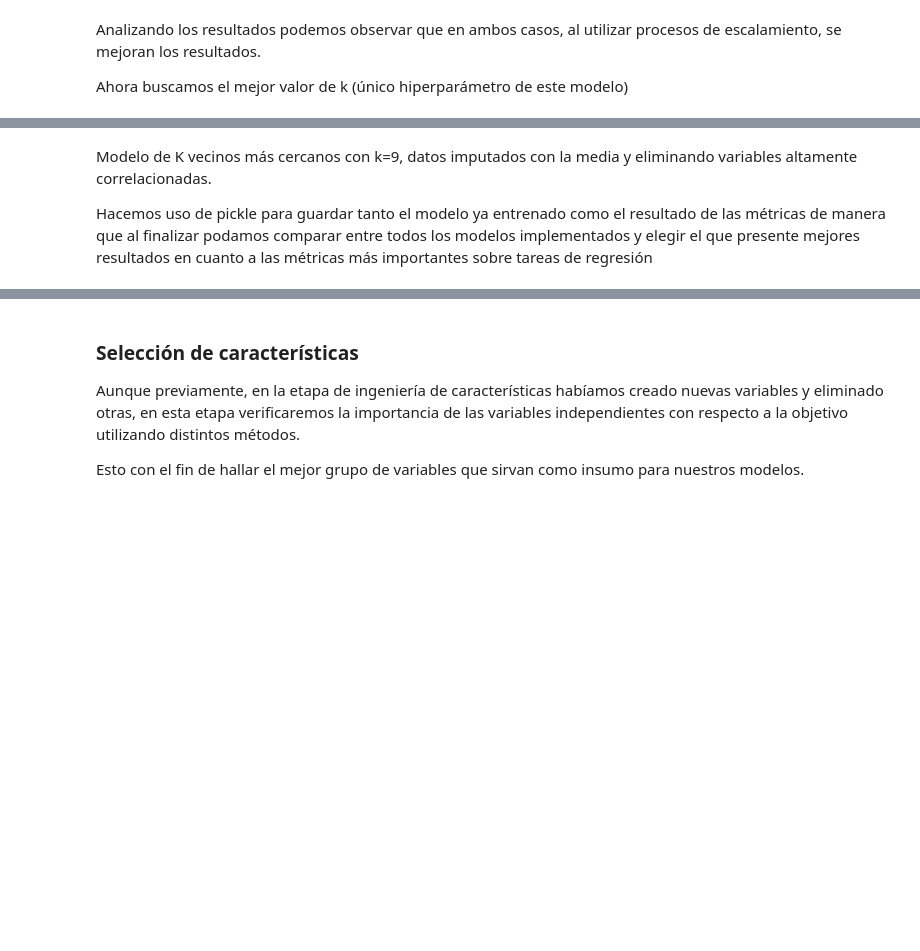
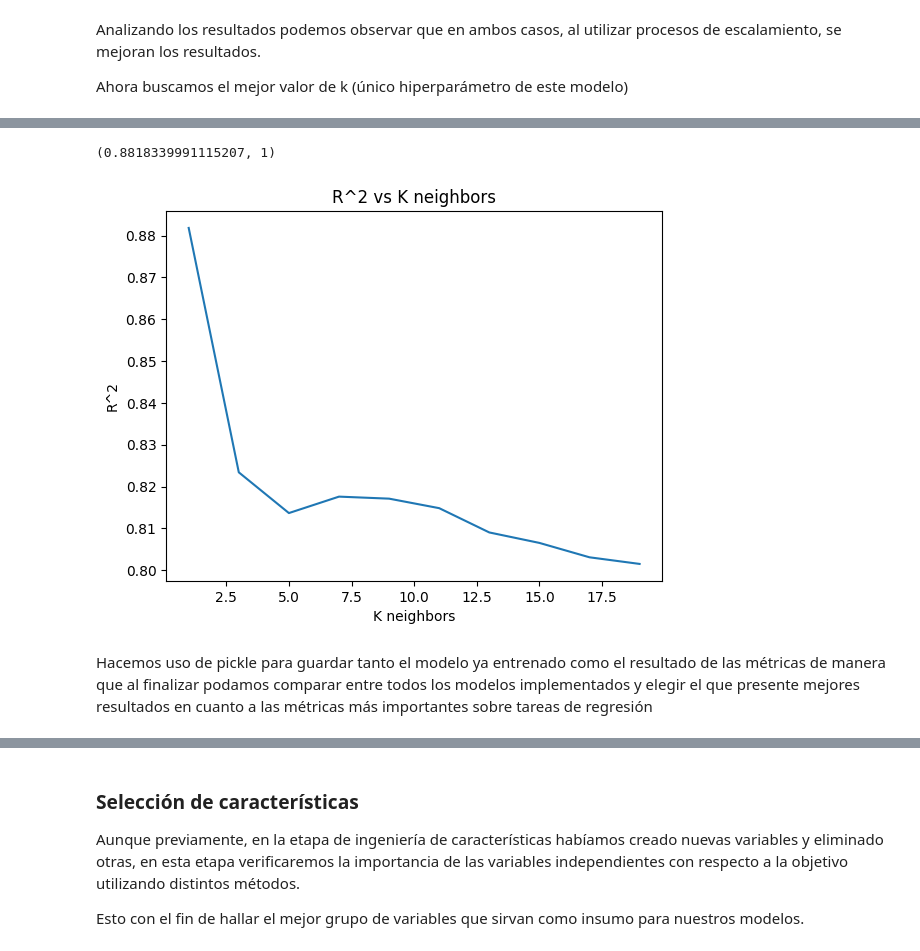
Before and after one commit to felipe-montenegro/Tarea_Regresi-n, a Jupyter notebook: Tarea1_Clase/regProject_admission.ipynb, the cells around one changed output, grey strips where cells are left out. Cells and saved outputs as stored; diff of their text form; code cells hidden in the pictures; blank space fills up the shorter version.

```diff
--- a/Tarea1_Clase/regProject_admission.ipynb
+++ b/Tarea1_Clase/regProject_admission.ipynb
@@ -328,0 +309,5 @@ print(errors)'''
+# %%
+# Construimos una función que nos permite obtener el X y el y para el dataframe de Admissions
+
+def obtain_X_y(df):
+    return df.drop(columns=['Chance_of_Admission']),df[['Chance_of_Admission']]
@@ -510,8 +528,8 @@ class Winsorizer(BaseEstimator, TransformerMixin):
                 wins_df[col] = self.wins[col]
         return wins_df
 # %%
-df_wins_mean = Winsorizer(wins_dict,cont_vars).fit_transform(df)
-df_wins_mean.info()
+df_wins = Winsorizer(wins_dict,cont_vars).fit_transform(df)
+df_wins.info()
 # %% [output]
 <class 'pandas.core.frame.DataFrame'>
 RangeIndex: 1000 entries, 0 to 999
@@ -529,8 +547,8 @@ outliers_visual(df_wins_mean)
 # %%
 # Guardar las columnas de tipo continuas con datos atípicos
 cont_vars1 = []
-for col in list(df_wins_mean.select_dtypes('number').columns):
-    if outlier_count(col, df_wins_mean) > 0:
+for col in list(df_wins.select_dtypes('number').columns):
+    if outlier_count(col, df_wins) > 0:
         cont_vars1.append(col)
 # %% [output]
 ---------------LOR---------------
@@ -952,17 +1117,18 @@ for k in range(1,21,2):
 # %%
 # Visualizamos el R^2
 
 results = [r2_metrics(make_pipeline(StandardScaler(),KNeighborsRegressor(n_neighbors=i)),
-            X_train['mean_rem'],X_test['mean_rem'],y_train['mean_rem'],y_test['mean_rem'])[1] for i in range(1,21,2)]
+            X_train['df_removed'],X_test['df_removed'],y_train['df_removed'],y_test['df_removed'])[1] for i in range(1,21,2)]
 ax = sns.lineplot(x=range(1,21,2),
              y=results)
 ax.set(title="R^2 vs K neighbors",ylabel='R^2',xlabel='K neighbors')
 kvals = [(col,i) for col,i in zip(results,range(1,21,2))]
 
 print(sorted(kvals, key=lambda x: x[0],reverse=True)[0])
+# %% [output]
+(0.8818339991115207, 1)
+[figure, added]
 # %% [markdown]
-Modelo de K vecinos más cercanos con k=9, datos imputados con la media y eliminando variables altamente correlacionadas.
-
 Hacemos uso de pickle para guardar tanto el modelo ya entrenado como el resultado de las métricas de manera que al finalizar podamos comparar entre todos los modelos implementados y elegir el que presente mejores resultados en cuanto a las métricas más importantes sobre tareas de regresión
 # %%
 #Recuerde que el Regression Metrics guarda el modelo y las métricas
```
Also changed, not shown: parts of 177 cells of this notebook, 18 other files.
